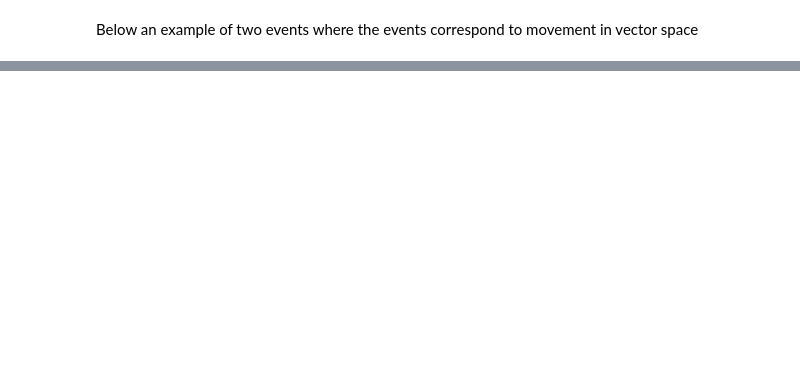
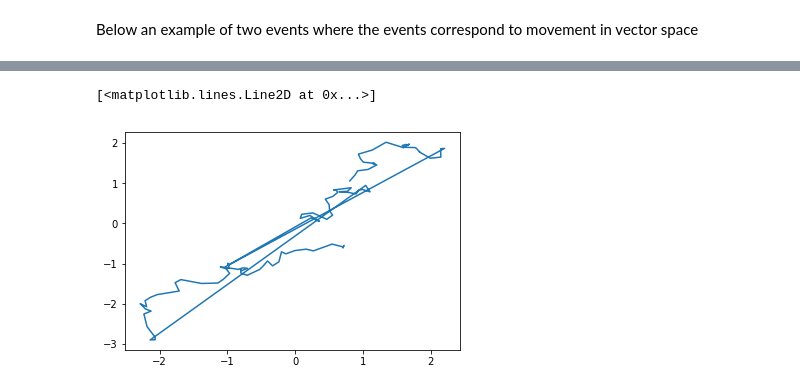
Before and after one commit to nicktfranklin/SEM_paper_simulations, a Jupyter notebook: Segmentation Demo.ipynb, the cells around one changed output, grey strips where cells are left out. Saved outputs shown, nothing was run; the diff lists cells and outputs as text; code cells hidden in the pictures; blank space fills up the shorter version.

```diff
--- a/Segmentation Demo.ipynb
+++ b/Segmentation Demo.ipynb
@@ -382,0 +399,36 @@ array([0, 1, 2, 3, 4, 5, 0, 0, 0, 0, 0, 0, 0, 0, 0, 0, 0, 0, 0, 0, 0, 0, 0,
+# %%
+
+def build_alternating_moving_events(N, beta=0.01):
+    pi = np.array([0.4, 0.6])
+    bs = [[1, 1], [-1, -1], [1, -1], [-1, 1]]  # starting point!
+    ws = [np.array([[1, 0], [.5, 2]]), np.array([[-1, .2], [-.2, 1]])]
+    Sigma = np.eye(2) * beta
+    x = np.zeros((N, 2), dtype=np.float32)
+
+    x[0, :] = np.random.multivariate_normal(bs[0], Sigma)
+    for n in range(1, N/4):
+        _x = x[n-1, :] + np.array([0.05, 0.05])
+        x[n, :] = np.random.multivariate_normal(_x, Sigma)
+
+    x[N/4, :] = np.random.multivariate_normal(bs[1], Sigma)
+    for n in range(N/4+1, N/2):
+        _x = x[n-1, :] + np.array([-0.05, -0.05])
+        x[n, :] = np.random.multivariate_normal(_x, Sigma)
+
+    x[N/2, :] = np.random.multivariate_normal(bs[0], Sigma)
+    for n in range(N/2+1, N/4*3):
+        _x = x[n-1, :] + np.array([-0.05, -0.05])
+        x[n, :] = np.random.multivariate_normal(_x, Sigma)
+
+    x[N/4*3, :] = np.random.multivariate_normal(bs[1], Sigma)
+    for n in range(N/4*3+1, N):
+        _x = x[n-1, :] + np.array([0.05, 0.05])
+        x[n, :] = np.random.multivariate_normal(_x, Sigma)
+
+    return x
+
+x_train = build_alternating_moving_events(100)
+plt.plot(x_train[:, 0], x_train[:, 1])
+# %% [output]
+[<matplotlib.lines.Line2D at 0x...>]
+[figure, added]
```
Also changed, not shown: parts of 14 cells of this notebook.
